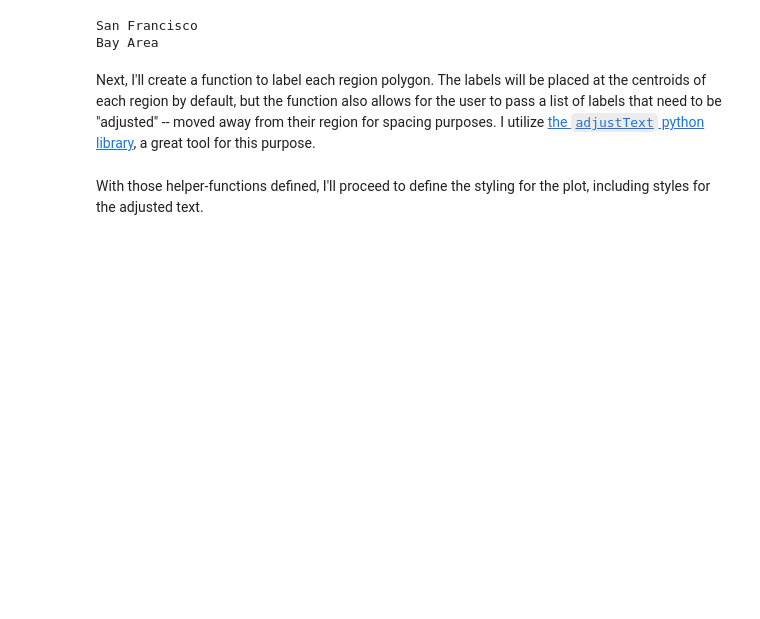
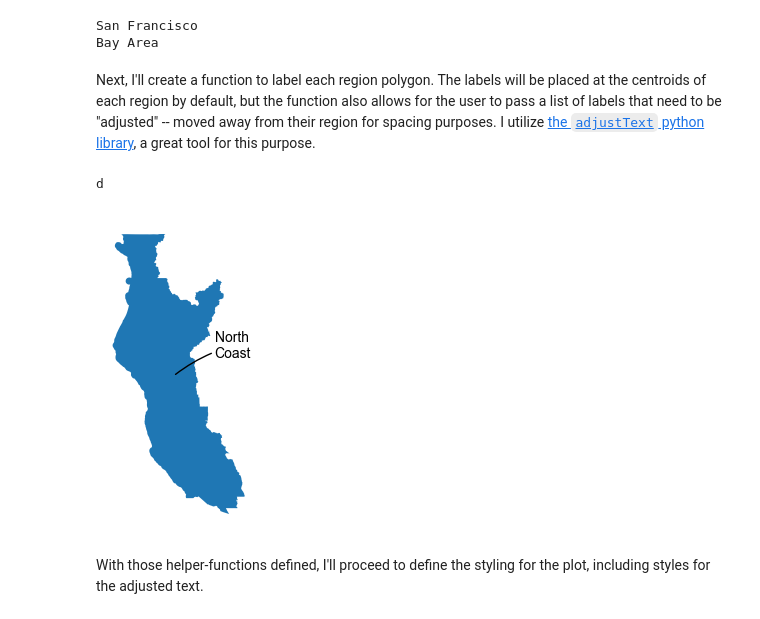
Before and after one commit to peter-amerkhanian/peter-amerkhanian.github.io, a Jupyter notebook: posts/geopandas_maps/index.ipynb, the cells around one changed output. Drawn from its saved outputs; the diff is of its cells as text; code cells hidden in the pictures; blank space fills up the shorter version.

```diff
--- a/posts/geopandas_maps/index.ipynb
+++ b/posts/geopandas_maps/index.ipynb
@@ -653,9 +659,16 @@ def label_polygon(
     ax,
     column: str,
     adjust_list: list = [],
-    adjust_kws={},
+    adjust_kws={"avoid_self": True},
     text_kws={},
 ) -> None:
+    if not adjust_kws.get('arrowprops'):
+        adjust_kws['arrowprops'] = {
+            "arrowstyle": "-",
+            "color": "black",
+            "lw": 1,
+            "connectionstyle": "arc3,rad=0.1"
+        }
     texts = []
     for _, row in gdf.iterrows():
         if row["geometry"].is_empty or row["geometry"].centroid.is_empty:
@@ -668,6 +681,15 @@ def label_polygon(
         else:
             ax.text(x, y, split_name_middle(row[column]), **text_kws)
     adjust_text(texts, ax=ax, **adjust_kws)
+# %%
+fig, ax = plt.subplots(figsize=(4, 4))
+subset = regions.loc[['North Coast'], :]
+subset.plot(ax=ax)
+label_polygon(subset.reset_index(), ax, column='region', adjust_list=['North Coast'], adjust_kws={"expand": (12, 2)})
+ax.set_axis_off()
+# %% [output]
+d
+[figure, added]
 # %% [markdown]
 With those helper-functions defined, I'll proceed to define the styling for the plot, including styles for the adjusted text.
 # %%
```
Also changed, not shown: parts of 15 cells of this notebook, 36 other files.
